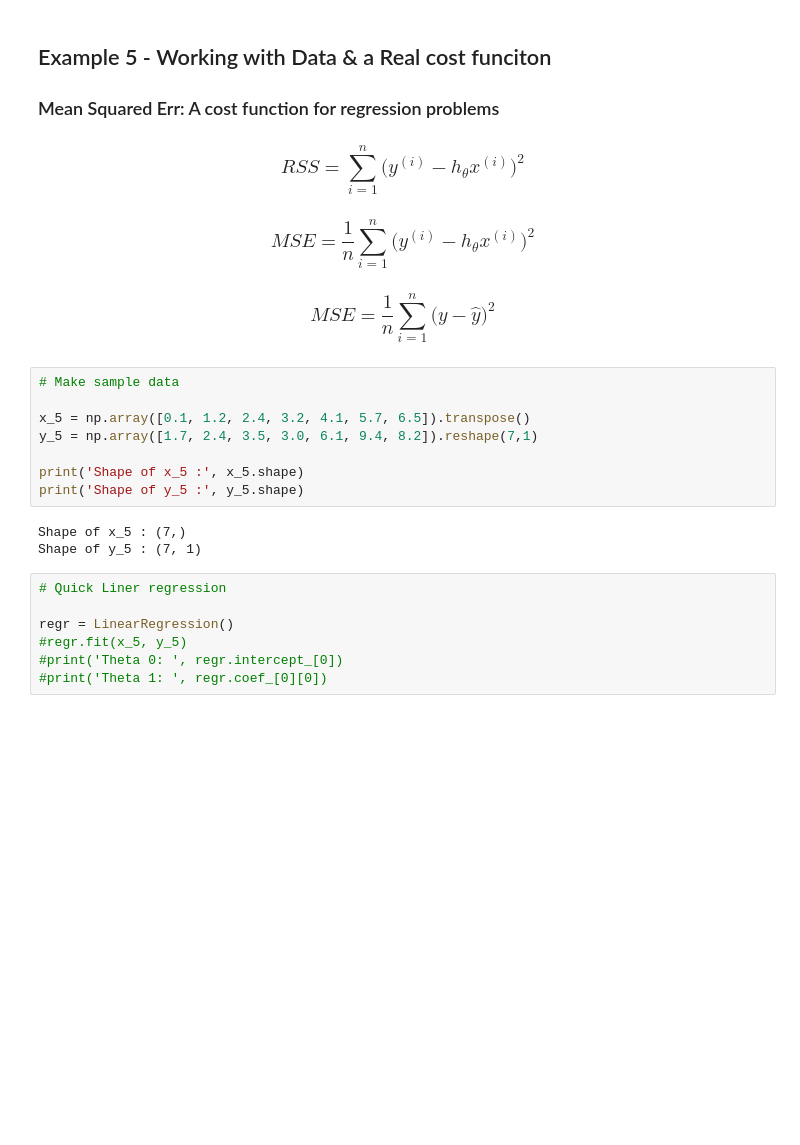
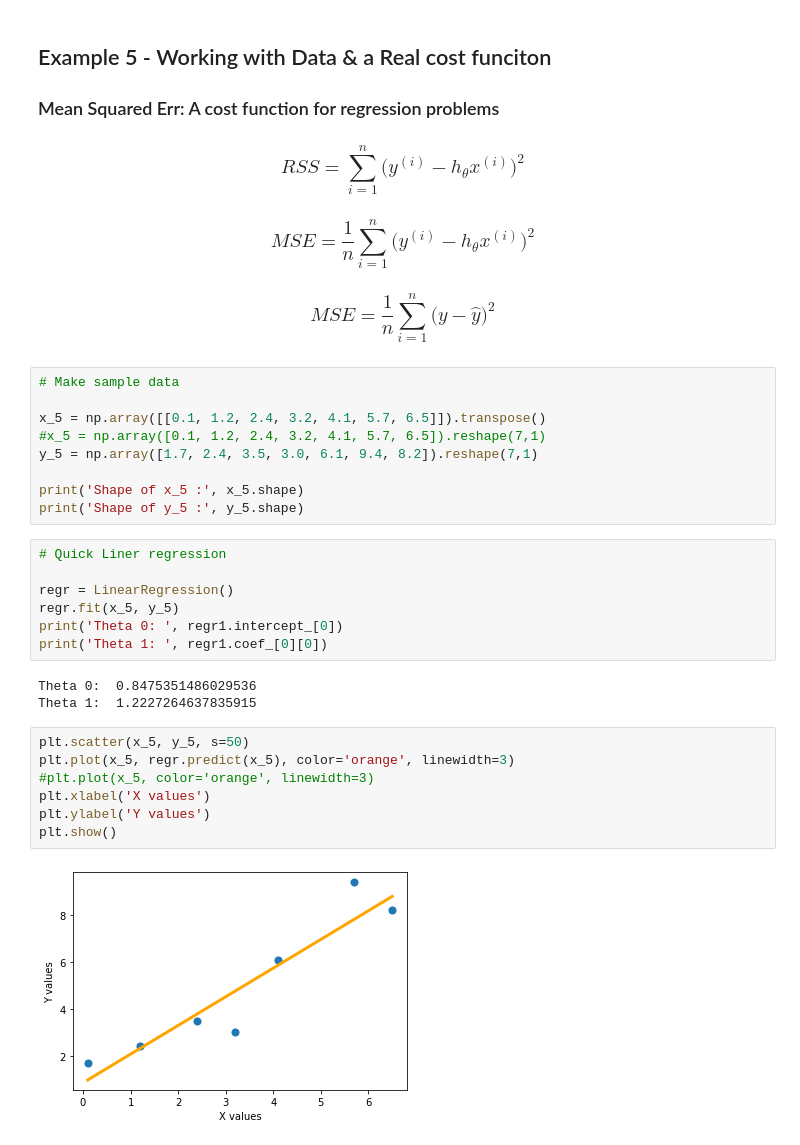
Before and after one commit to abduljalil077/MLProjects, a Jupyter notebook: 03 Gradient Descent.ipynb, the cells around one changed output. Cells and saved outputs as stored; diff of their text form; blank space fills up the shorter version.

Commit message:
Transposing and reshaping the arrays.

```diff
--- a/03 Gradient Descent.ipynb
+++ b/03 Gradient Descent.ipynb
@@ -717,18 +677,28 @@ plt.show()
 # %%
 # Make sample data
 
-x_5 = np.array([0.1, 1.2, 2.4, 3.2, 4.1, 5.7, 6.5]).transpose()
+x_5 = np.array([[0.1, 1.2, 2.4, 3.2, 4.1, 5.7, 6.5]]).transpose()
+#x_5 = np.array([0.1, 1.2, 2.4, 3.2, 4.1, 5.7, 6.5]).reshape(7,1)
 y_5 = np.array([1.7, 2.4, 3.5, 3.0, 6.1, 9.4, 8.2]).reshape(7,1)
 
 print('Shape of x_5 :', x_5.shape)
 print('Shape of y_5 :', y_5.shape)
-# %% [output]
-Shape of x_5 : (7,)
-Shape of y_5 : (7, 1)
 # %%
 # Quick Liner regression
 
 regr = LinearRegression()
-#regr.fit(x_5, y_5)
-#print('Theta 0: ', regr.intercept_[0])
-#print('Theta 1: ', regr.coef_[0][0])
+regr.fit(x_5, y_5)
+print('Theta 0: ', regr1.intercept_[0])
+print('Theta 1: ', regr1.coef_[0][0])
+# %% [output]
+Theta 0:  0.8475351486029536
+Theta 1:  1.2227264637835915
+# %%
+plt.scatter(x_5, y_5, s=50)
+plt.plot(x_5, regr.predict(x_5), color='orange', linewidth=3)
+#plt.plot(x_5, color='orange', linewidth=3)
+plt.xlabel('X values')
+plt.ylabel('Y values')
+plt.show()
+# %% [output]
+[figure, added]
```
Also changed, not shown: parts of 9 cells of this notebook.
